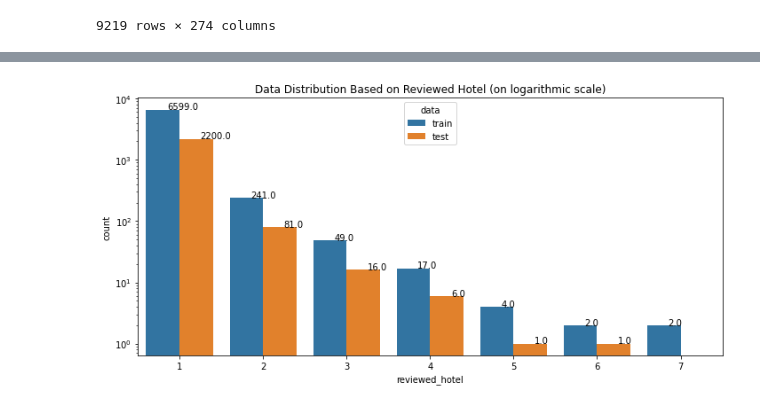
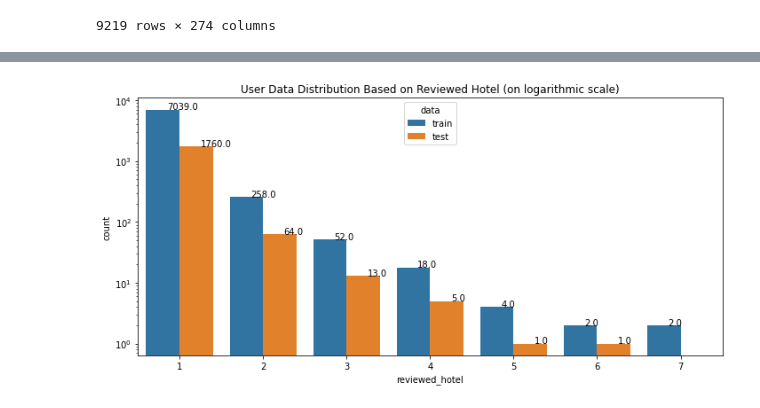
Before and after one commit to zulfauzi92/Hotel_Recomendation_Model_Traveloka, a Jupyter notebook: Eksplorasi Data/Main Dataset/Process Data for Model.ipynb, the cells around one changed output, grey strips where cells are left out. Saved outputs shown, nothing was run; the diff lists cells and outputs as text; code cells hidden in the pictures.

Commit message:
Add stratified train and split code for hotel data
Add code for stratified train and split for hotel data

```diff
--- a/Eksplorasi Data/Main Dataset/Process Data for Model.ipynb
+++ b/Eksplorasi Data/Main Dataset/Process Data for Model.ipynb
@@ -87,11 +85,10 @@ df_u.iloc[:, 3:]
 | 9218 | 32.5 | -95.4 | 0.0 | 4.0 | 0 | 0.0 | 0 | 0.0 | ... |
 9219 rows × 274 columns
 # %%
-from sklearn.model_selection import train_test_split
-X = df_u.iloc[:, 3:]
+# split into train and test data from the user data
+X = pd.concat([df_u['user_id'], df_u.iloc[:, 3:]], axis=1)
 y = df_u['reviewed_hotel']
 
-
-X_train, X_test, y_train, y_test = train_test_split(X, y, stratify=y, test_size=0.25)
+X_train_user, X_test_user, y_train_user, y_test_user = train_test_split(X, y, stratify=y, test_size=0.2)
 # %%
 print('jumlah seluruh  : ', len(df_u))
@@ -142,22 +139,22 @@ Name: reviewed_hotel, Length: 9219, dtype: int64
 # %%
 plt.rcParams["figure.figsize"] = [10.00, 5]
 plt.rcParams["figure.autolayout"] = True
 
-df_y_train = pd.DataFrame(y_train)
-df_y_test = pd.DataFrame(y_test)
+df_y_train = pd.DataFrame(y_train_user)
+df_y_test = pd.DataFrame(y_test_user)
 
 df_y_train['data'] = 'train'
 df_y_test['data'] = 'test'
 
 df = df_y_train.append(df_y_test)
 
 ax = sns.countplot(x='reviewed_hotel', data=df, hue='data')
 ax.set_yscale('log')
 
 for p in ax.patches:
    ax.annotate('{:.1f}'.format(p.get_height()), (p.get_x()+0.25, p.get_height()+0.01))
 
-ax.set_title('Data Distribution Based on Reviewed Hotel (on logarithmic scale)')
+ax.set_title('User Data Distribution Based on Reviewed Hotel (on logarithmic scale)')
 plt.show()
 # %% [output]
-[figure, old version]
+[figure, new version]
```
Also changed, not shown: parts of 19 cells of this notebook.
